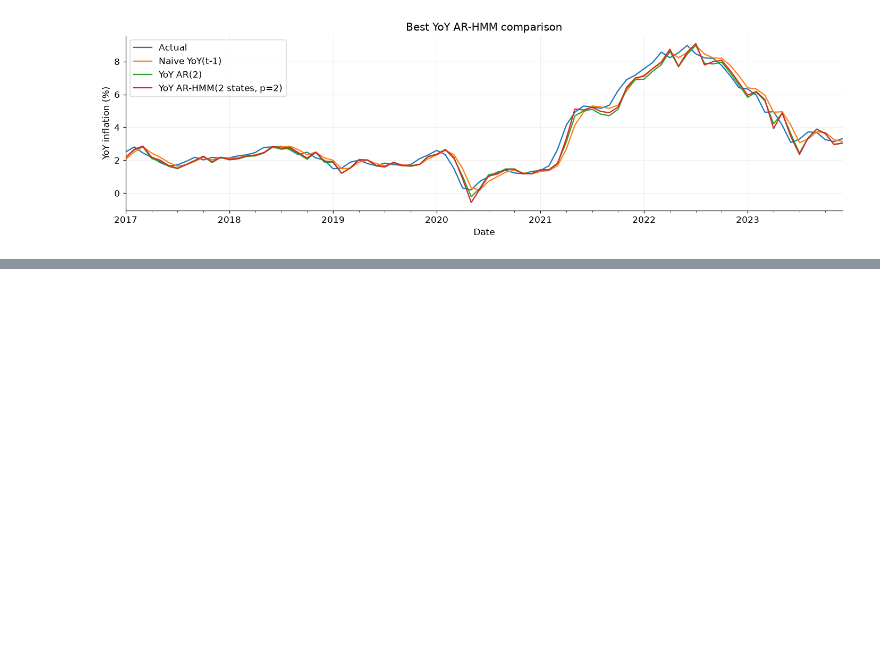
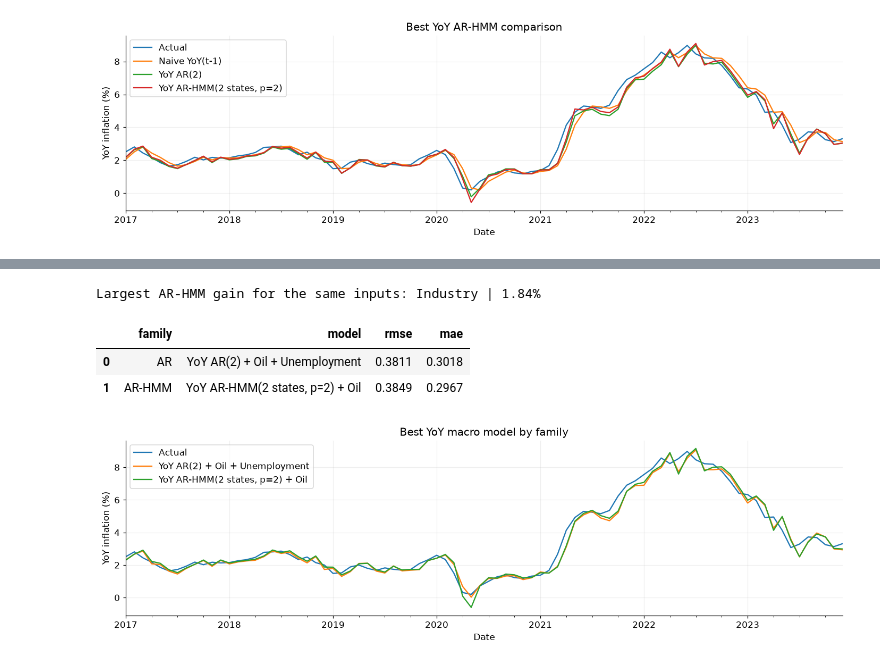
Before and after one commit to zahra-ynp/Thesis, a Jupyter notebook: modelling/notebooks/02_Forecasting_and_Regime_Results.ipynb, the cells around one changed output, grey strips where cells are left out. Cells and saved outputs as stored; diff of their text form; code cells hidden in the pictures; blank space fills up the shorter version.

Commit message:
Rerun YoY with macro terms and sentiment

```diff
--- a/modelling/notebooks/02_Forecasting_and_Regime_Results.ipynb
+++ b/modelling/notebooks/02_Forecasting_and_Regime_Results.ipynb
@@ -646,0 +649,17 @@ plt.show()
+# %%
+from modelling.regime_experiment import run_yoy_macro_sentiment_experiment
+
+YOY_MACRO = RESULTS / 'yoy_macro'
+YOY_SENTIMENT = RESULTS / 'yoy_sentiment'
+RERUN_YOY_MACRO = False
+if RERUN_YOY_MACRO or not all((path / 'metrics.csv').exists() for path in [YOY_MACRO, YOY_SENTIMENT]):
+    run_yoy_macro_sentiment_experiment(
+        PROJECT_ROOT / 'data/processed/modelling_datasets/us_nyt_monthly_experiment.csv',
+        YOY_MACRO, YOY_SENTIMENT, lag_order=2,
+    )
+yoy_macro_metrics = pd.read_csv(YOY_MACRO / 'metrics.csv').sort_values('rmse')
+yoy_macro_forecasts = pd.read_csv(YOY_MACRO / 'forecasts.csv', parse_dates=['Date'])
+yoy_macro_details = json.loads((YOY_MACRO / 'parameters.json').read_text(encoding='utf-8'))
+display(yoy_macro_metrics[[
+    'model', 'macro_count', 'rmse', 'mae', 'arhmm_improvement_over_matching_ar_pct',
+]].round(4))
@@ -646,0 +684,21 @@ plt.show()
+# %%
+best_yoy_macro = yoy_macro_metrics.groupby('family', sort=False).first().reset_index()
+display(best_yoy_macro[['family', 'model', 'rmse', 'mae']].round(4))
+best_matching_yoy = yoy_macro_metrics.loc[yoy_macro_metrics['family'].eq('AR-HMM')].sort_values(
+    'arhmm_improvement_over_matching_ar_pct', ascending=False,
+).iloc[0]
+print(f"Largest AR-HMM gain for the same inputs: {best_matching_yoy['specification']} | "
+      f"{best_matching_yoy['arhmm_improvement_over_matching_ar_pct']:.2f}%")
+selected = ['Actual', *best_yoy_macro['model'].tolist()]
+ax = yoy_macro_forecasts.set_index('Date')[selected].plot(
+    figsize=(13, 4), ylabel='YoY inflation (%)', title='Best YoY macro model by family',
+)
+ax.grid(alpha=.2)
+plt.tight_layout()
+plt.show()
+# %% [output]
+Largest AR-HMM gain for the same inputs: Industry | 1.84%
+|  | family | model | rmse | mae |
+| 0 | AR | YoY AR(2) + Oil + Unemployment | 0.3811 | 0.3018 |
+| 1 | AR-HMM | YoY AR-HMM(2 states, p=2) + Oil | 0.3849 | 0.2967 |
+[figure, added]
```
Also changed, not shown: parts of 3 cells of this notebook, 8 other files.
